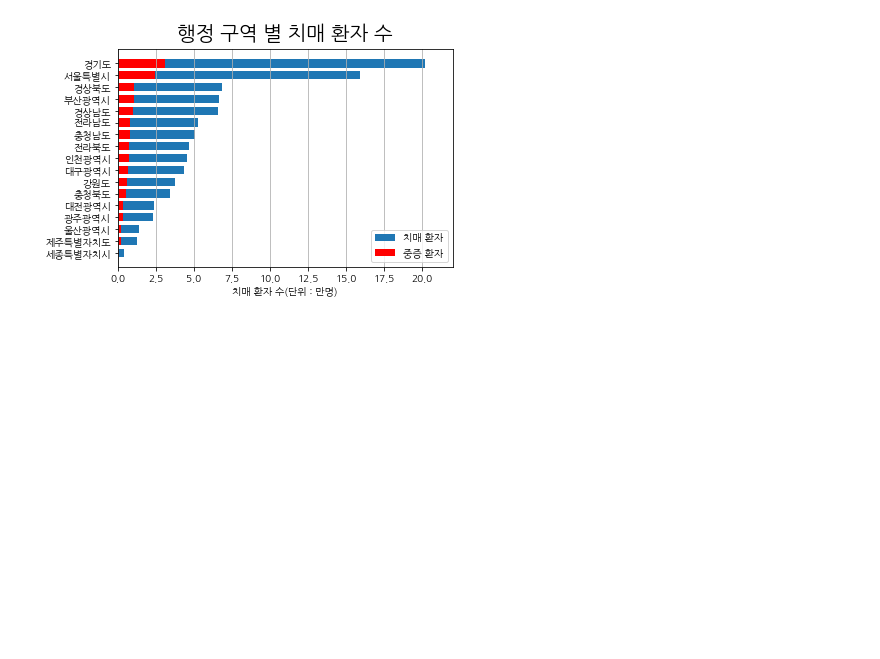
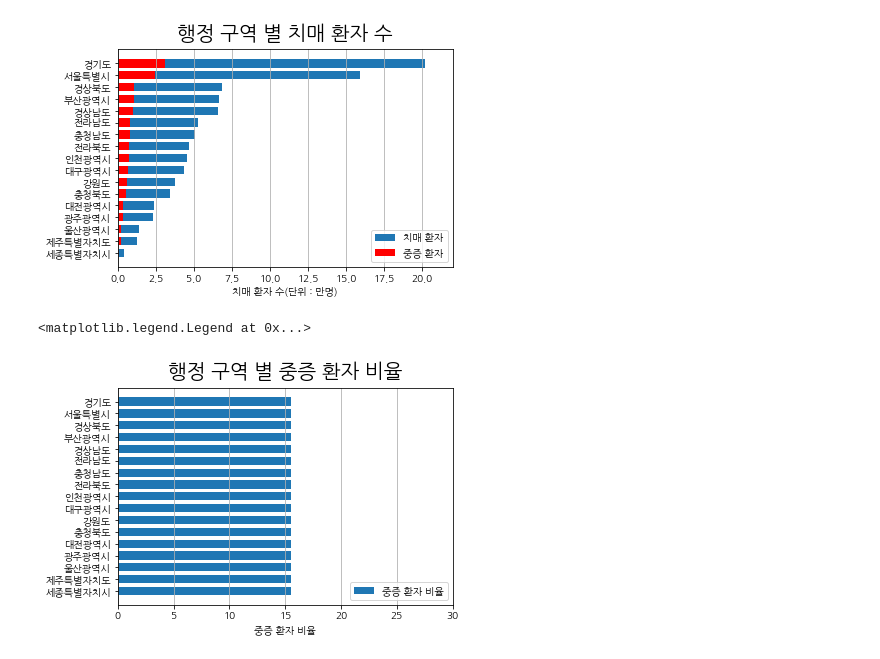
Before and after one commit to GGos3/Bigdata_homework, a Jupyter notebook: Bigdata_homework.ipynb, the cells around one changed output. Cells and saved outputs as stored; diff of their text form; code cells hidden in the pictures; blank space fills up the shorter version.

```diff
--- a/Bigdata_homework.ipynb
+++ b/Bigdata_homework.ipynb
@@ -97,3 +97,25 @@ plt.legend(loc = 'lower right')
 # %% [output]
 <matplotlib.legend.Legend at 0x...>
 [figure]
+# %%
+p = df2022["중증 환자"] * 100 / df2022["치매환자수"]
+
+xs = df1["행정구역(시도)별"].to_list()
+idx = np.arange(len(xs))
+
+plt.xlabel('중증 환자 비율')
+plt.xlim(0, 30)
+plt.grid(True, axis="x")
+plt.yticks(idx, xs)
+
+title_font = {
+    'fontsize' : 20,
+    'fontweight': 'bold'
+}
+
+plt.title("행정 구역 별 중증 환자 비율", fontdict=title_font, pad=10)
+plt.barh(idx, p, height=0.7, label="중증 환자 비율")
+plt.legend(loc = 'lower right')
+# %% [output]
+<matplotlib.legend.Legend at 0x...>
+[figure, added]
```
Also changed, not shown: parts of 2 cells of this notebook.
